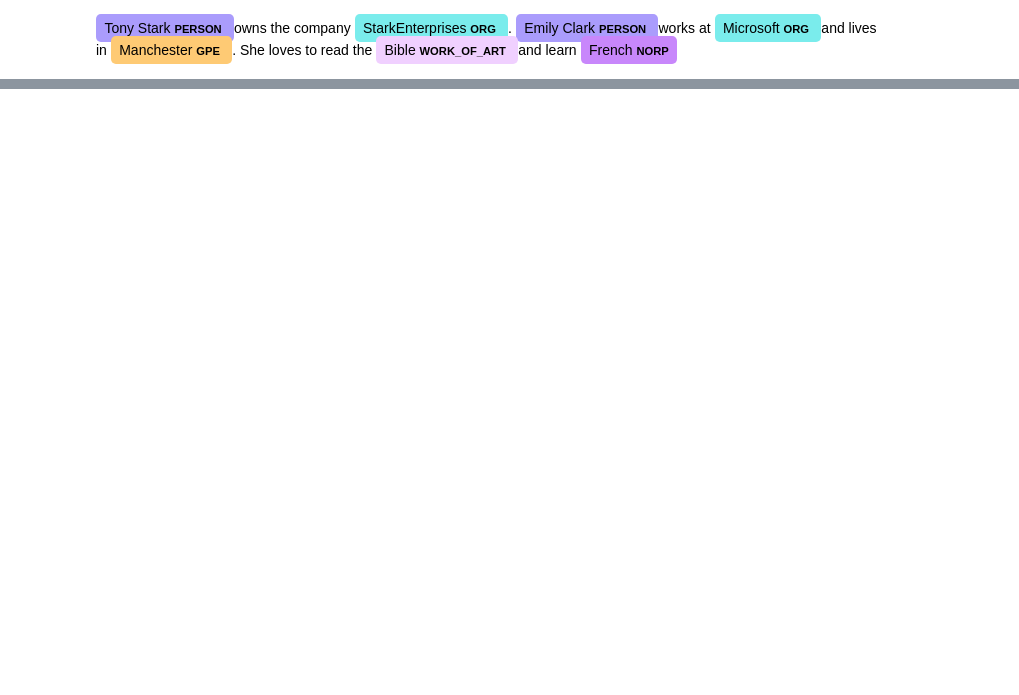
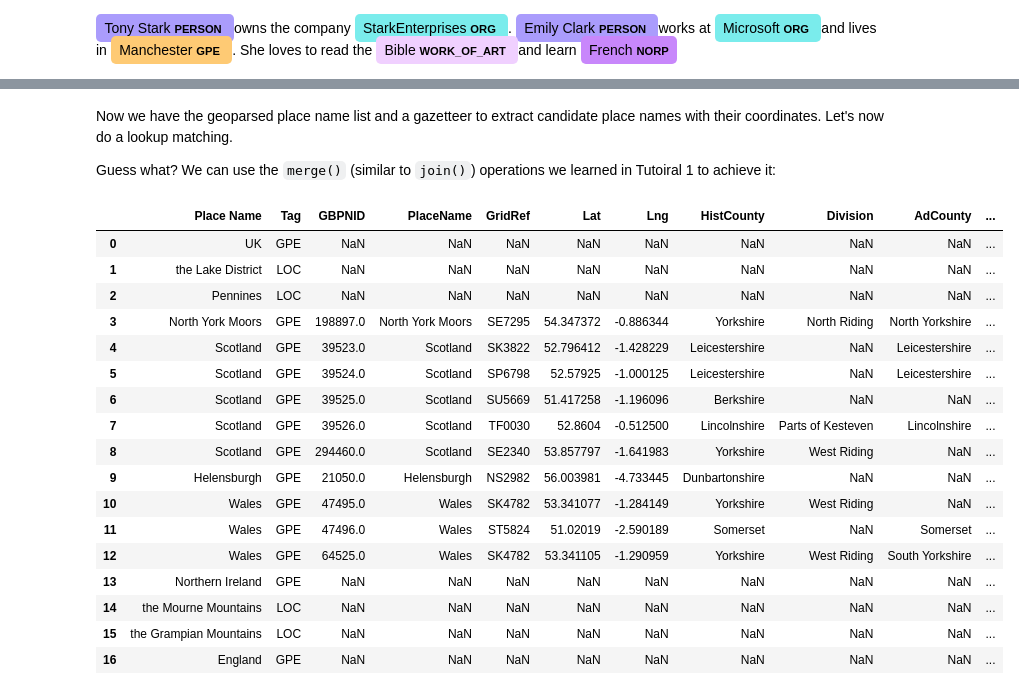
Before and after one commit to zhurui0509/GEOGM0068-git, a Jupyter notebook: _sources/labs/lab02.ipynb, the cells around one changed output, grey strips where cells are left out. Drawn from its saved outputs; the diff is of its cells as text; code cells hidden in the pictures; blank space fills up the shorter version.

```diff
--- a/_sources/labs/lab02.ipynb
+++ b/_sources/labs/lab02.ipynb
@@ -323,0 +358,3 @@ TBC next week ...
+# %%
+locations_df = locations_df.drop_duplicates()
+locations_df
@@ -323,0 +382,6 @@ TBC next week ...
+# %%
+import pandas as pd
+import geopandas as gpd
+
+UK_gazetteer_df = pd.read_csv('../../LabData/GBPN_14062021.csv')
+UK_gazetteer_df.head()
@@ -323,0 +399,7 @@ TBC next week ...
+# %%
+UK_gazetteer_df.drop(UK_gazetteer_df[UK_gazetteer_df['Lat'] == '53.20N '].index, inplace = True)
+
+UK_gazetteer_gpd = gpd.GeoDataFrame(
+   UK_gazetteer_df , geometry=gpd.points_from_xy(UK_gazetteer_df.Lng, UK_gazetteer_df.Lat))
+UK_gazetteer_gpd.set_crs('epsg:4326')
+UK_gazetteer_gpd.head()
@@ -323,0 +413,26 @@ TBC next week ...
+# %% [markdown]
+Now we have the geoparsed place name list and a gazetteer to extract candidate place names with their coordinates. Let's now do a lookup matching.
+
+Guess what? We can use the `merge()` (similar to `join()`) operations we learned in Tutoiral 1 to achieve it:
+# %%
+locations_merged = pd.merge(locations_df, UK_gazetteer_gpd, left_on='Place Name', right_on='PlaceName', how = "left")
+locations_merged
+# %% [output]
+|  | Place Name | Tag | GBPNID | PlaceName | GridRef | Lat | Lng | HistCounty | Division | AdCounty | ... |
+| 0 | UK | GPE | NaN | NaN | NaN | NaN | NaN | NaN | NaN | NaN | ... |
+| 1 | the Lake District | LOC | NaN | NaN | NaN | NaN | NaN | NaN | NaN | NaN | ... |
+| 2 | Pennines | LOC | NaN | NaN | NaN | NaN | NaN | NaN | NaN | NaN | ... |
+| 3 | North York Moors | GPE | 198897.0 | North York Moors | SE7295 | 54.347372 | -0.886344 | Yorkshire | North Riding | North Yorkshire | ... |
+| 4 | Scotland | GPE | 39523.0 | Scotland | SK3822 | 52.796412 | -1.428229 | Leicestershire | NaN | Leicestershire | ... |
+| 5 | Scotland | GPE | 39524.0 | Scotland | SP6798 | 52.57925 | -1.000125 | Leicestershire | NaN | Leicestershire | ... |
+| 6 | Scotland | GPE | 39525.0 | Scotland | SU5669 | 51.417258 | -1.196096 | Berkshire | NaN | NaN | ... |
+| 7 | Scotland | GPE | 39526.0 | Scotland | TF0030 | 52.8604 | -0.512500 | Lincolnshire | Parts of Kesteven | Lincolnshire | ... |
+| 8 | Scotland | GPE | 294460.0 | Scotland | SE2340 | 53.857797 | -1.641983 | Yorkshire | West Riding | NaN | ... |
+| 9 | Helensburgh | GPE | 21050.0 | Helensburgh | NS2982 | 56.003981 | -4.733445 | Dunbartonshire | NaN | NaN | ... |
+| 10 | Wales | GPE | 47495.0 | Wales | SK4782 | 53.341077 | -1.284149 | Yorkshire | West Riding | NaN | ... |
+| 11 | Wales | GPE | 47496.0 | Wales | ST5824 | 51.02019 | -2.590189 | Somerset | NaN | Somerset | ... |
+| 12 | Wales | GPE | 64525.0 | Wales | SK4782 | 53.341105 | -1.290959 | Yorkshire | West Riding | South Yorkshire | ... |
+| 13 | Northern Ireland | GPE | NaN | NaN | NaN | NaN | NaN | NaN | NaN | NaN | ... |
+| 14 | the Mourne Mountains | LOC | NaN | NaN | NaN | NaN | NaN | NaN | NaN | NaN | ... |
+| 15 | the Grampian Mountains | LOC | NaN | NaN | NaN | NaN | NaN | NaN | NaN | NaN | ... |
+| 16 | England | GPE | NaN | NaN | NaN | NaN | NaN | NaN | NaN | NaN | ... |
```
Also changed, not shown: parts of 25 cells of this notebook, 8 other files.
